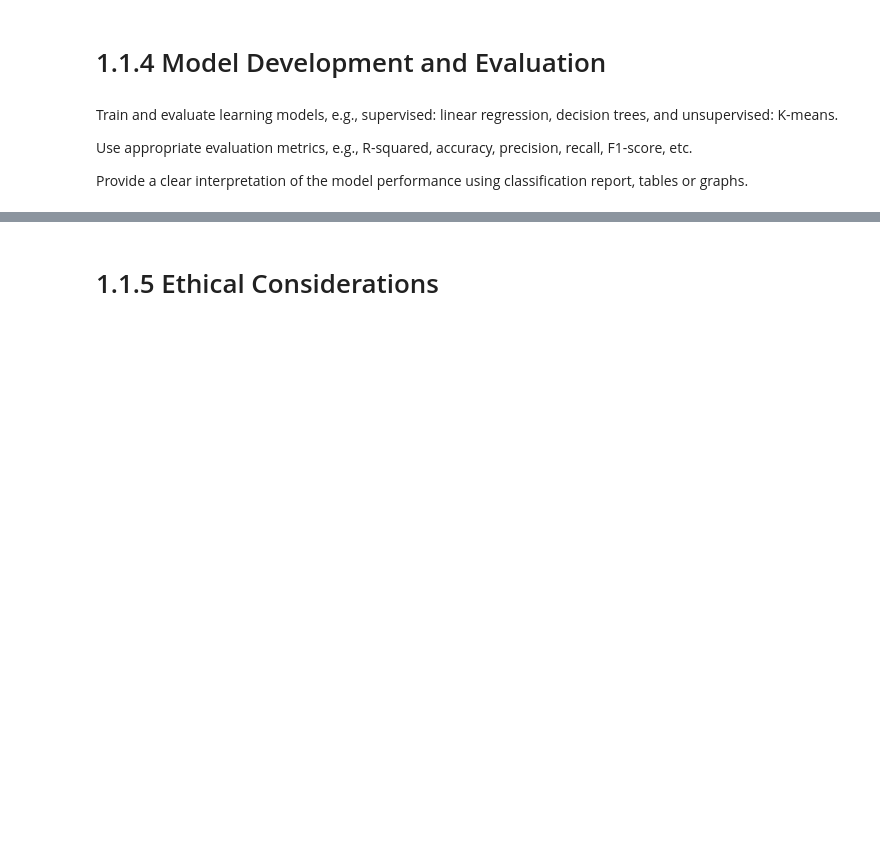
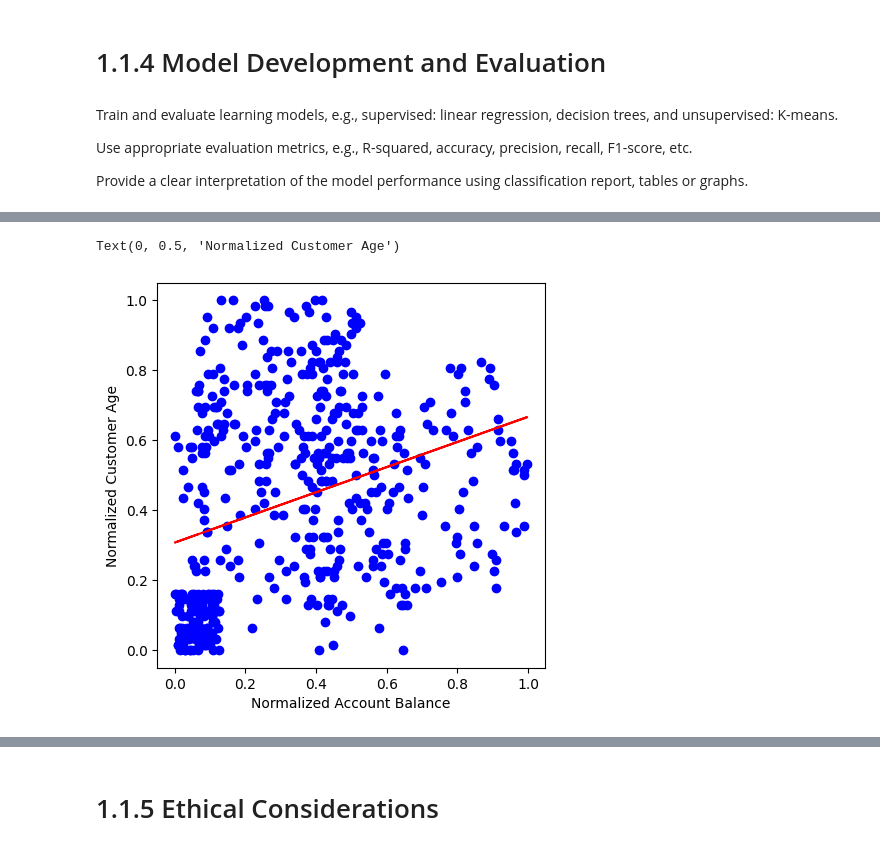
Before and after one commit to petar-Atanasov/Applied-Data-Science-and-AI-Workflow, a Jupyter notebook: CST3133_CourseWork_A.ipynb, the cells around one changed output, grey strips where cells are left out. Drawn from its saved outputs; the diff is of its cells as text; code cells hidden in the pictures; blank space fills up the shorter version.

```diff
--- a/CST3133_CourseWork_A.ipynb
+++ b/CST3133_CourseWork_A.ipynb
@@ -304,0 +227,5 @@ KeyError: 'NormalizedFraudulentTransaction'
+# %%
+normalised_x = dataset[['NormalizedAccountBalance']]
+normalised_y = dataset['NormalizedCustomerAge']
+
+normalised_x_train, normalised_x_test, normalised_y_train, normalised_y_test = train_test_split(normalised_x, normalised_y, test_size=0.2, random_state=42)
@@ -304,0 +239,10 @@ KeyError: 'NormalizedFraudulentTransaction'
+# %%
+lr_unseen_normalised_predictions = linear_regression_model.predict(normalised_x_test)
+plt.figure(figsize=(5,5))
+plt.scatter(normalised_x_test, normalised_y_test, color='blue', label='Actual')
+plt.plot(normalised_x_test, lr_unseen_normalised_predictions, color='red', label='Predicted')
+plt.xlabel('Normalized Account Balance')
+plt.ylabel('Normalized Customer Age')
+# %% [output]
+Text(0, 0.5, 'Normalized Customer Age')
+[figure, added]
```
Also changed, not shown: parts of 26 cells of this notebook.
